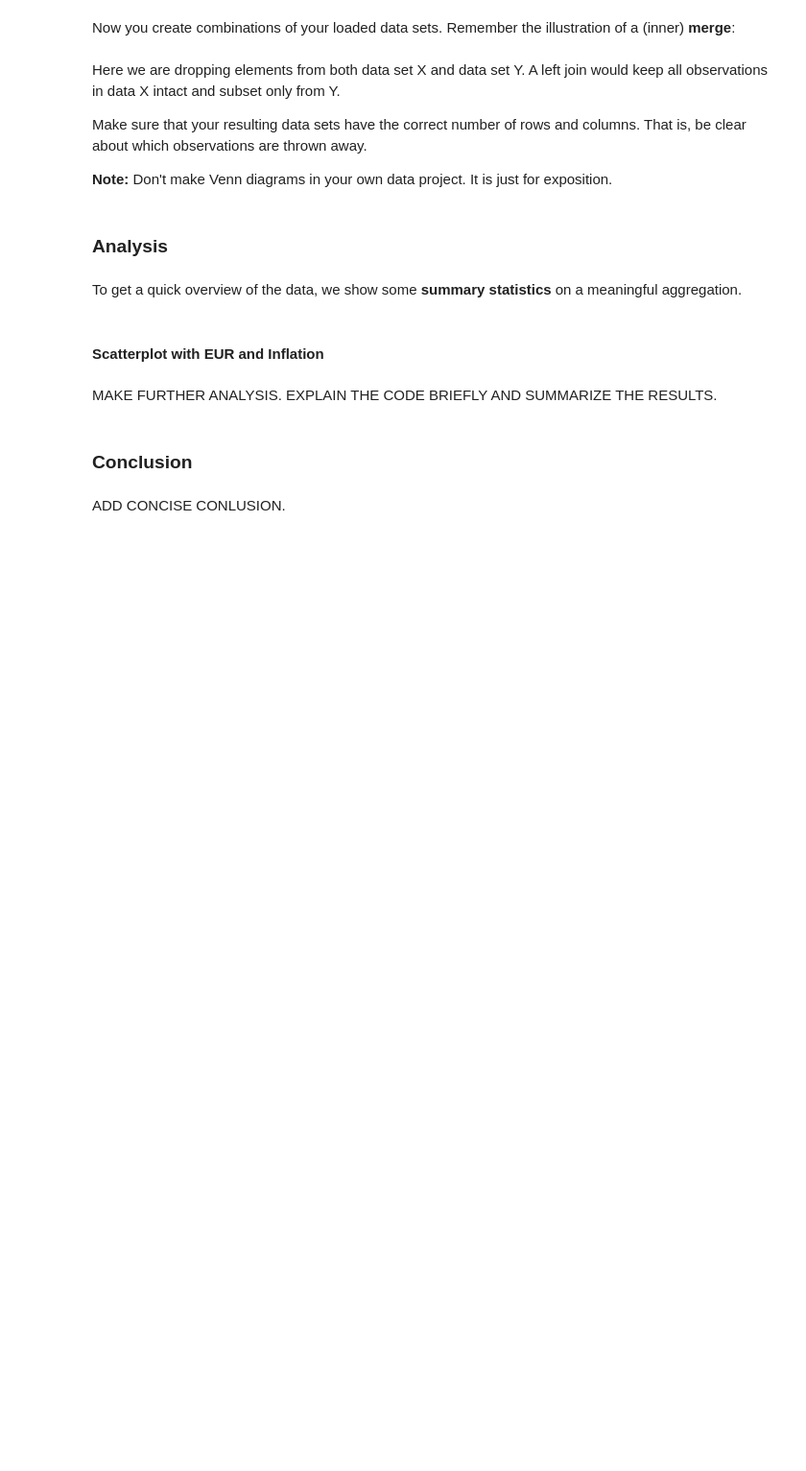
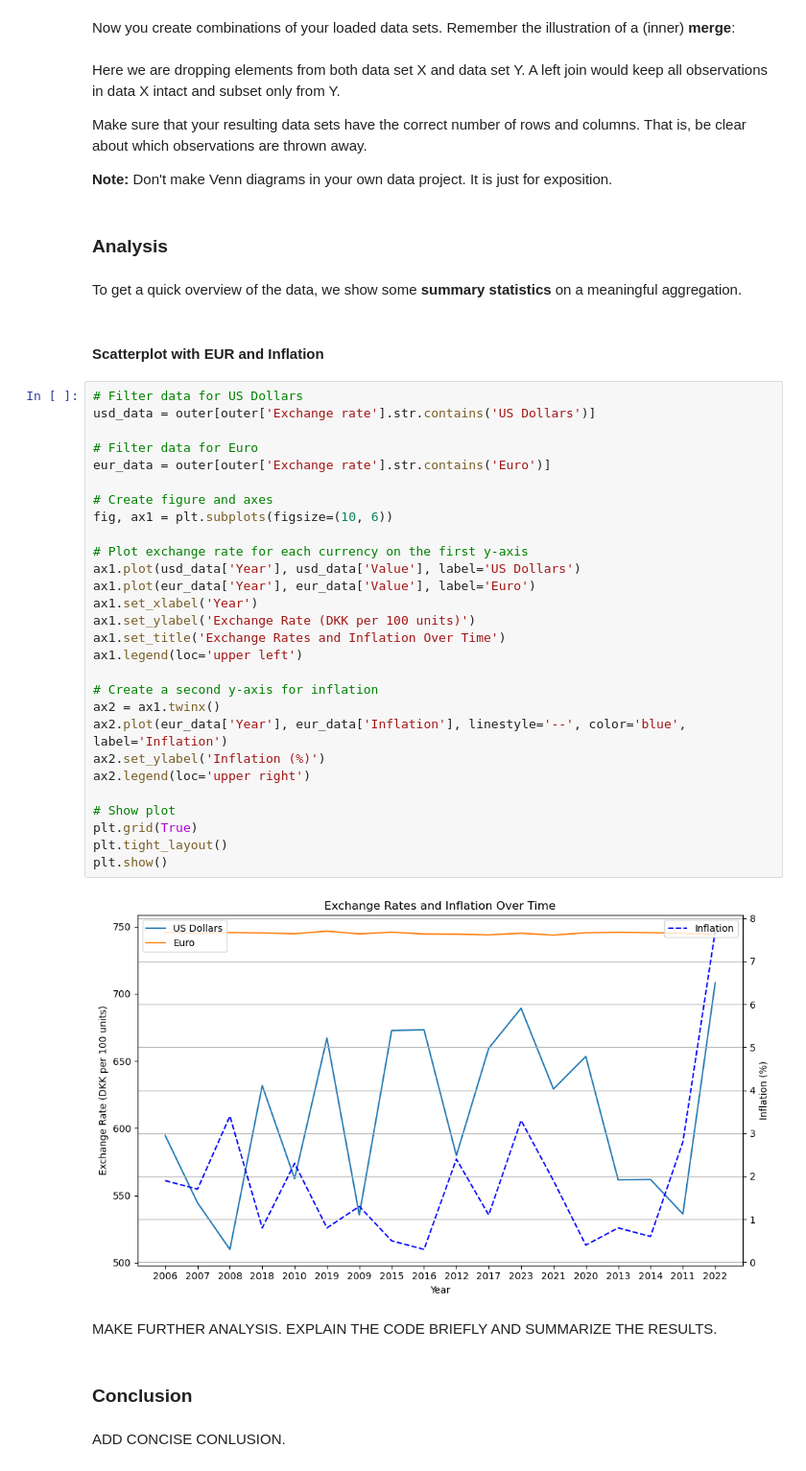
Before and after one commit to NumEconCopenhagen/projects-2024-sheng-og-anton, a Jupyter notebook: dataproject/dataproject.ipynb, the cells around one changed output. Shown at 96% size. Cells and saved outputs as stored; diff of their text form; blank space fills up the shorter version.

```diff
--- a/dataproject/dataproject.ipynb
+++ b/dataproject/dataproject.ipynb
@@ -402,6 +404,36 @@ Make sure that your resulting data sets have the correct number of rows and colu
 To get a quick overview of the data, we show some **summary statistics** on a meaningful aggregation.
 # %% [markdown]
 #### Scatterplot with EUR and Inflation
+# %%
+# Filter data for US Dollars
+usd_data = outer[outer['Exchange rate'].str.contains('US Dollars')]
+
+# Filter data for Euro
+eur_data = outer[outer['Exchange rate'].str.contains('Euro')]
+
+# Create figure and axes
+fig, ax1 = plt.subplots(figsize=(10, 6))
+
+# Plot exchange rate for each currency on the first y-axis
+ax1.plot(usd_data['Year'], usd_data['Value'], label='US Dollars')
+ax1.plot(eur_data['Year'], eur_data['Value'], label='Euro')
+ax1.set_xlabel('Year')
+ax1.set_ylabel('Exchange Rate (DKK per 100 units)')
+ax1.set_title('Exchange Rates and Inflation Over Time')
+ax1.legend(loc='upper left')
+
+# Create a second y-axis for inflation
+ax2 = ax1.twinx()
+ax2.plot(eur_data['Year'], eur_data['Inflation'], linestyle='--', color='blue', label='Inflation')
+ax2.set_ylabel('Inflation (%)')
+ax2.legend(loc='upper right')
+
+# Show plot
+plt.grid(True)
+plt.tight_layout()
+plt.show()
+# %% [output]
+[figure, added]
 # %% [markdown]
 MAKE FURTHER ANALYSIS. EXPLAIN THE CODE BRIEFLY AND SUMMARIZE THE RESULTS.
 # %% [markdown]
```
Also changed, not shown: parts of 3 cells of this notebook.
